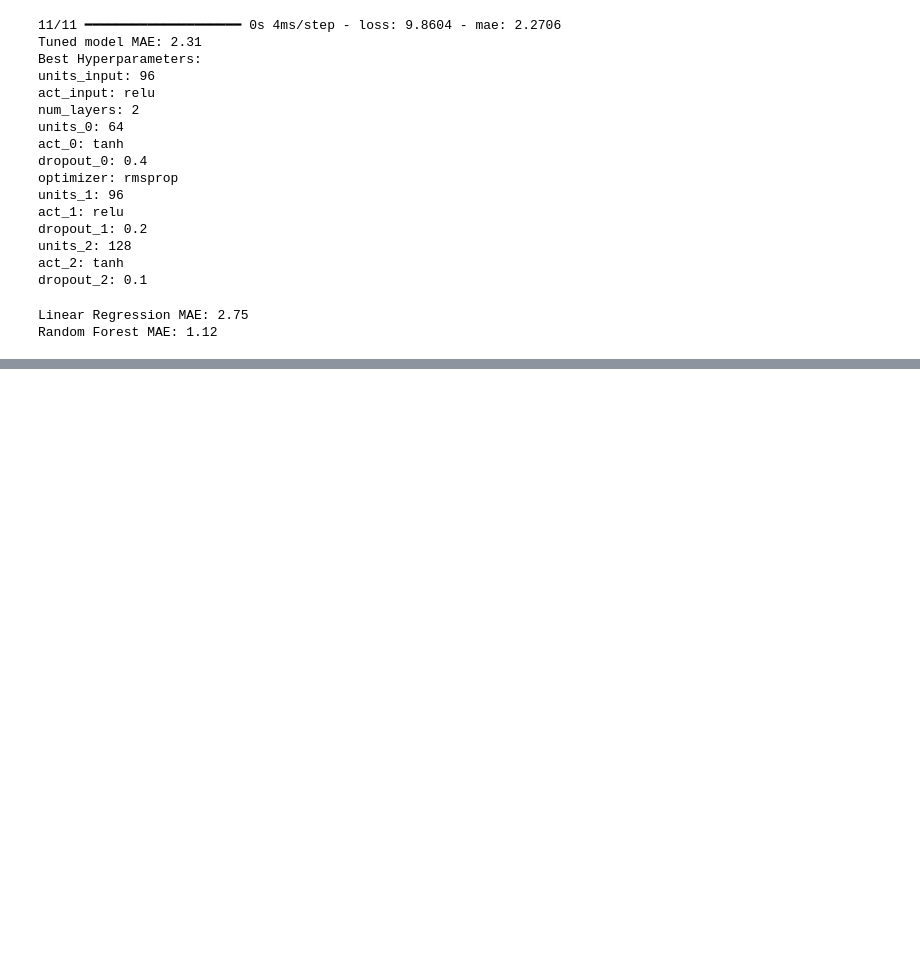
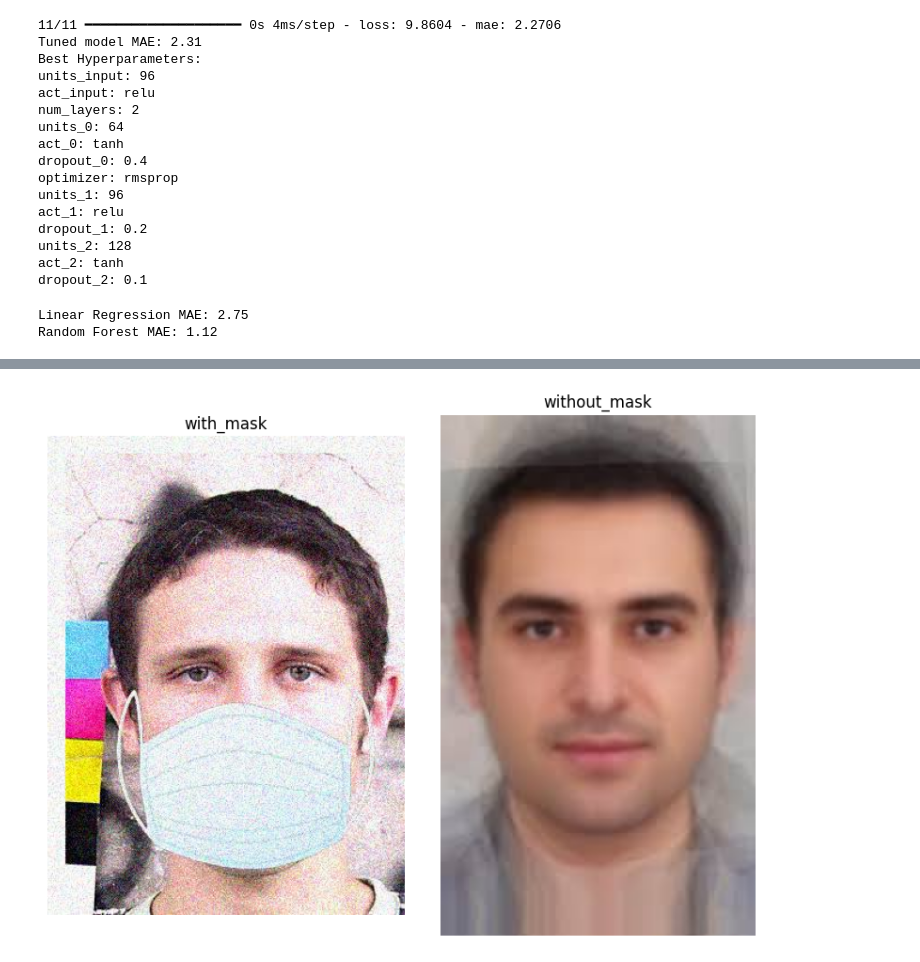
Before and after one commit to Piramu-Mahalingam/DS-Course-Assignment-1, a Jupyter notebook: Piramu M Assignment ANN.ipynb, the cells around one changed output, grey strips where cells are left out. Saved outputs shown, nothing was run; the diff lists cells and outputs as text; code cells hidden in the pictures; blank space fills up the shorter version.

```diff
--- a/Piramu M Assignment ANN.ipynb
+++ b/Piramu M Assignment ANN.ipynb
@@ -517,0 +569,23 @@ Random Forest MAE: 1.12
+# %%
+import cv2
+import random
+
+plt.figure(figsize=(12, 6))
+
+for i, category in enumerate(categories):
+    folder = os.path.join(dataset_path, category)
+    image_file = random.choice(os.listdir(folder))
+    image_path = os.path.join(folder, image_file)
+
+    img = cv2.imread(image_path)
+    img = cv2.cvtColor(img, cv2.COLOR_BGR2RGB)
+
+    plt.subplot(1, 3, i+1)
+    plt.imshow(img)
+    plt.title(category)
+    plt.axis("off")
+
+plt.tight_layout()
+plt.show()
+# %% [output]
+[figure, added]
```
Also changed, not shown: parts of 13 cells of this notebook.
